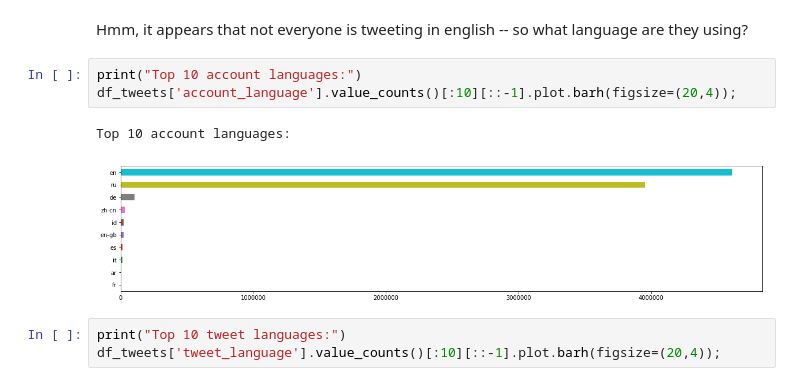
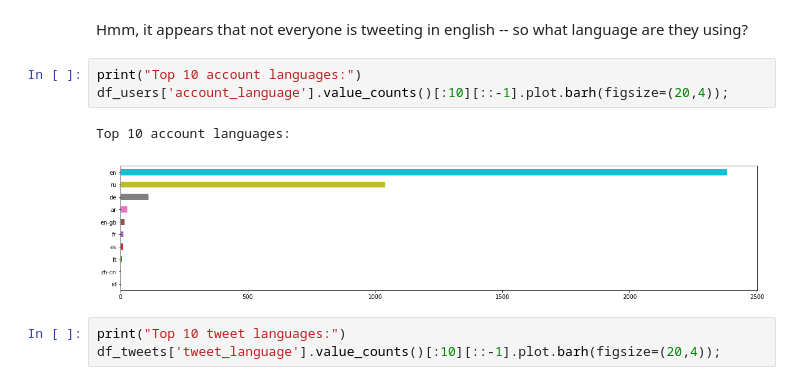
Before and after one commit to propublica/data-nicar-2019, a Jupyter notebook: nicar-ml-nlp-workshop-kao-2.ipynb, the cells around one changed output. Saved outputs shown, nothing was run; the diff lists cells and outputs as text.

```diff
--- a/nicar-ml-nlp-workshop-kao-2.ipynb
+++ b/nicar-ml-nlp-workshop-kao-2.ipynb
@@ -115,10 +115,10 @@ Here's a sample of 10 tweets:
 Hmm, it appears that not everyone is tweeting in english -- so what language are they using?
 # %%
 print("Top 10 account languages:")
-df_tweets['account_language'].value_counts()[:10][::-1].plot.barh(figsize=(20,4));
+df_users['account_language'].value_counts()[:10][::-1].plot.barh(figsize=(20,4));
 # %% [output]
 Top 10 account languages:
-[figure, old version]
+[figure, new version]
 # %%
 print("Top 10 tweet languages:")
 df_tweets['tweet_language'].value_counts()[:10][::-1].plot.barh(figsize=(20,4));
```
